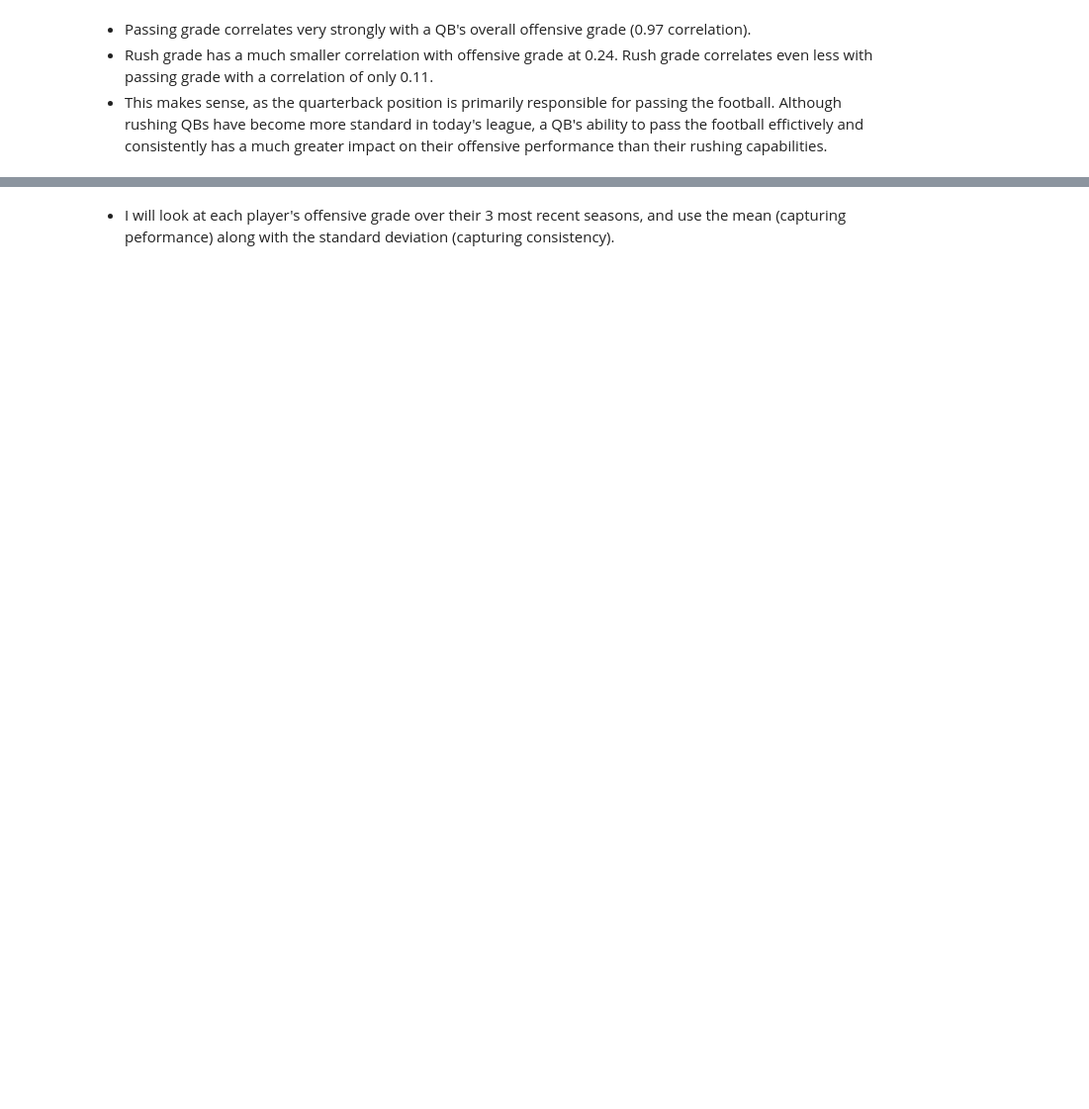
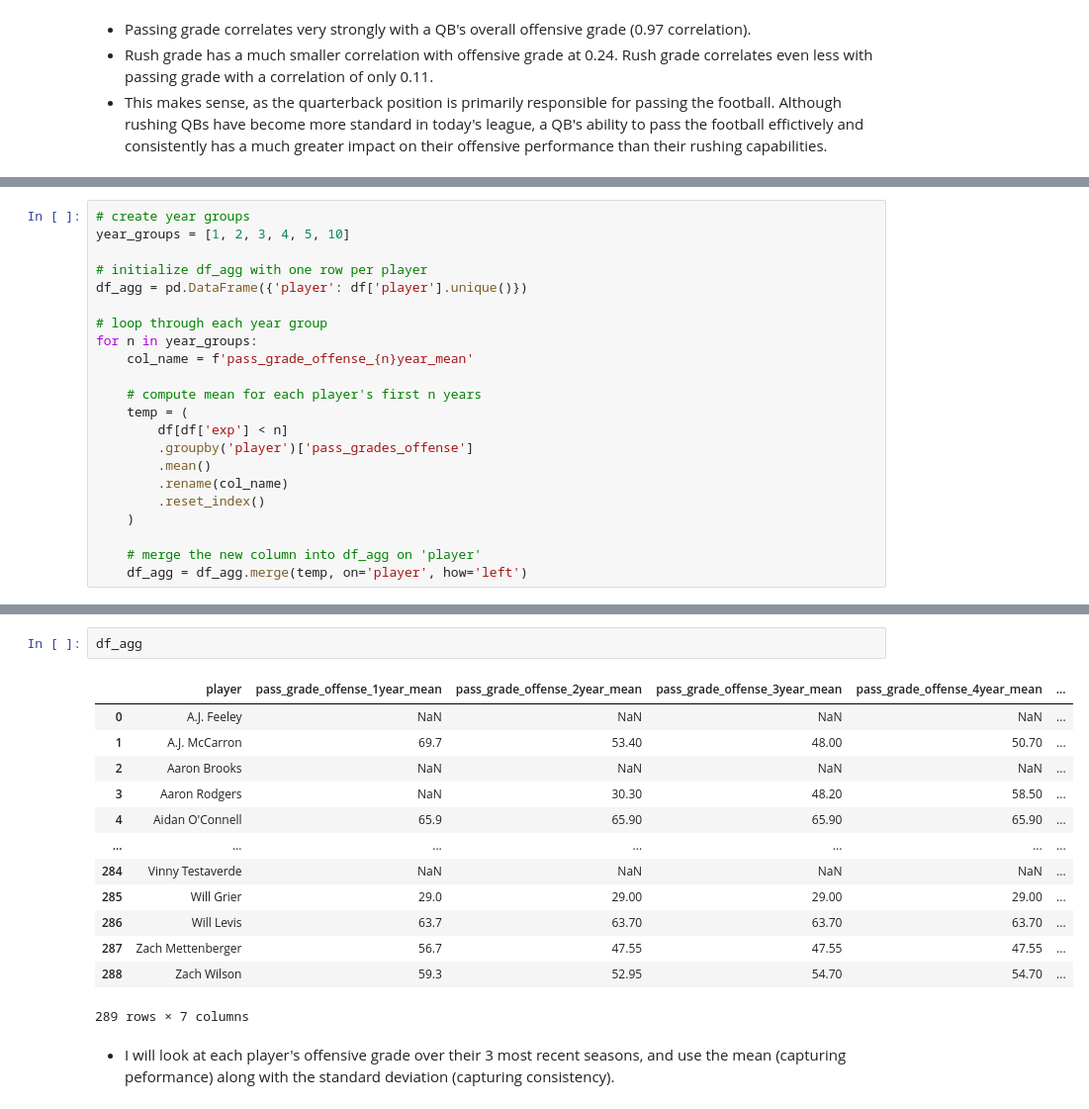
Before and after one commit to heefjones/pass_forward, a Jupyter notebook: eda.ipynb, the cells around one changed output, grey strips where cells are left out. Shown at 99% size. Saved outputs shown, nothing was run; the diff lists cells and outputs as text; blank space fills up the shorter version.

```diff
--- a/eda.ipynb
+++ b/eda.ipynb
@@ -163,0 +157,22 @@ df[['pass_grades_offense', 'pass_grades_pass', 'rush_grades_run']].corr()#.iloc[
+# %%
+# create year groups
+year_groups = [1, 2, 3, 4, 5, 10]
+
+# initialize df_agg with one row per player
+df_agg = pd.DataFrame({'player': df['player'].unique()})
+
+# loop through each year group
+for n in year_groups:
+    col_name = f'pass_grade_offense_{n}year_mean'
+
+    # compute mean for each player's first n years
+    temp = (
+        df[df['exp'] < n]
+        .groupby('player')['pass_grades_offense']
+        .mean()
+        .rename(col_name)
+        .reset_index()
+    )
+
+    # merge the new column into df_agg on 'player'
+    df_agg = df_agg.merge(temp, on='player', how='left')
@@ -164,2 +186,18 @@ df[['pass_grades_offense', 'pass_grades_pass', 'rush_grades_run']].corr()#.iloc[
+# %%
+df_agg
+# %% [output]
+|  | player | pass_grade_offense_1year_mean | pass_grade_offense_2year_mean | pass_grade_offense_3year_mean | pass_grade_offense_4year_mean | ... |
+| 0 | A.J. Feeley | NaN | NaN | NaN | NaN | ... |
+| 1 | A.J. McCarron | 69.7 | 53.40 | 48.00 | 50.70 | ... |
+| 2 | Aaron Brooks | NaN | NaN | NaN | NaN | ... |
+| 3 | Aaron Rodgers | NaN | 30.30 | 48.20 | 58.50 | ... |
+| 4 | Aidan O'Connell | 65.9 | 65.90 | 65.90 | 65.90 | ... |
+| ... | ... | ... | ... | ... | ... | ... |
+| 284 | Vinny Testaverde | NaN | NaN | NaN | NaN | ... |
+| 285 | Will Grier | 29.0 | 29.00 | 29.00 | 29.00 | ... |
+| 286 | Will Levis | 63.7 | 63.70 | 63.70 | 63.70 | ... |
+| 287 | Zach Mettenberger | 56.7 | 47.55 | 47.55 | 47.55 | ... |
+| 288 | Zach Wilson | 59.3 | 52.95 | 54.70 | 54.70 | ... |
+289 rows × 7 columns
 # %% [markdown]
 - I will look at each player's offensive grade over their 3 most recent seasons, and use the mean (capturing peformance) along with the standard deviation (capturing consistency).
```
Also changed, not shown: parts of 9 cells of this notebook, 2 other files.
